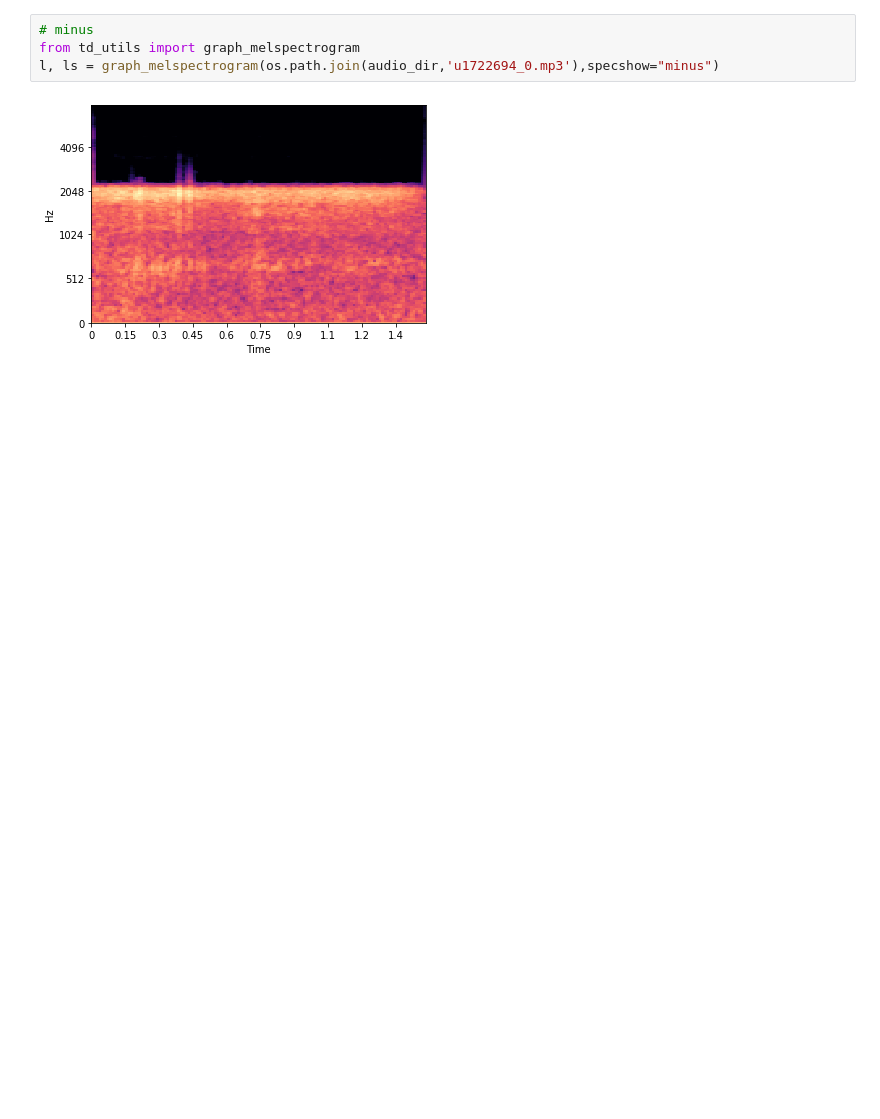
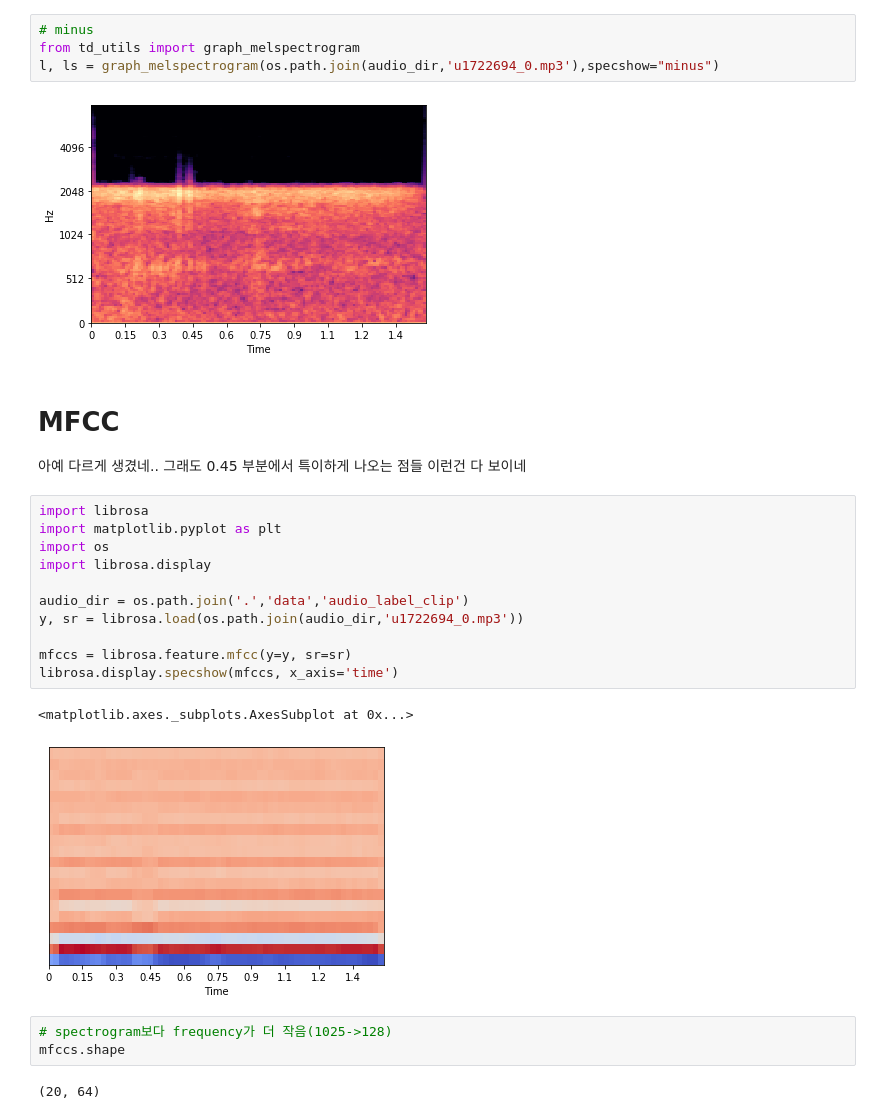
Before and after one commit to dizwe/snorrr, a Jupyter notebook: preprocessing_test.ipynb, the cells around one changed output. Cells and saved outputs as stored; diff of their text form; blank space fills up the shorter version.

Commit message:
ADD FEATURE mfcc 테스트도 추가

```diff
--- a/preprocessing_test.ipynb
+++ b/preprocessing_test.ipynb
@@ -78,3 +91,25 @@ from td_utils import graph_melspectrogram
 l, ls = graph_melspectrogram(os.path.join(audio_dir,'u1722694_0.mp3'),specshow="minus")
 # %% [output]
 [figure]
+# %% [markdown]
+# MFCC
+아예 다르게 생겼네.. 그래도 0.45 부분에서 특이하게 나오는 점들 이런건 다 보이네
+# %%
+import librosa
+import matplotlib.pyplot as plt
+import os
+import librosa.display
+
+audio_dir = os.path.join('.','data','audio_label_clip')
+y, sr = librosa.load(os.path.join(audio_dir,'u1722694_0.mp3'))
+
+mfccs = librosa.feature.mfcc(y=y, sr=sr)
+librosa.display.specshow(mfccs, x_axis='time')
+# %% [output]
+<matplotlib.axes._subplots.AxesSubplot at 0x...>
+[figure, added]
+# %%
+# spectrogram보다 frequency가 더 작음(1025->128)
+mfccs.shape
+# %% [output]
+(20, 64)
```
Also changed, not shown: parts of 7 cells of this notebook, 1 other file.
